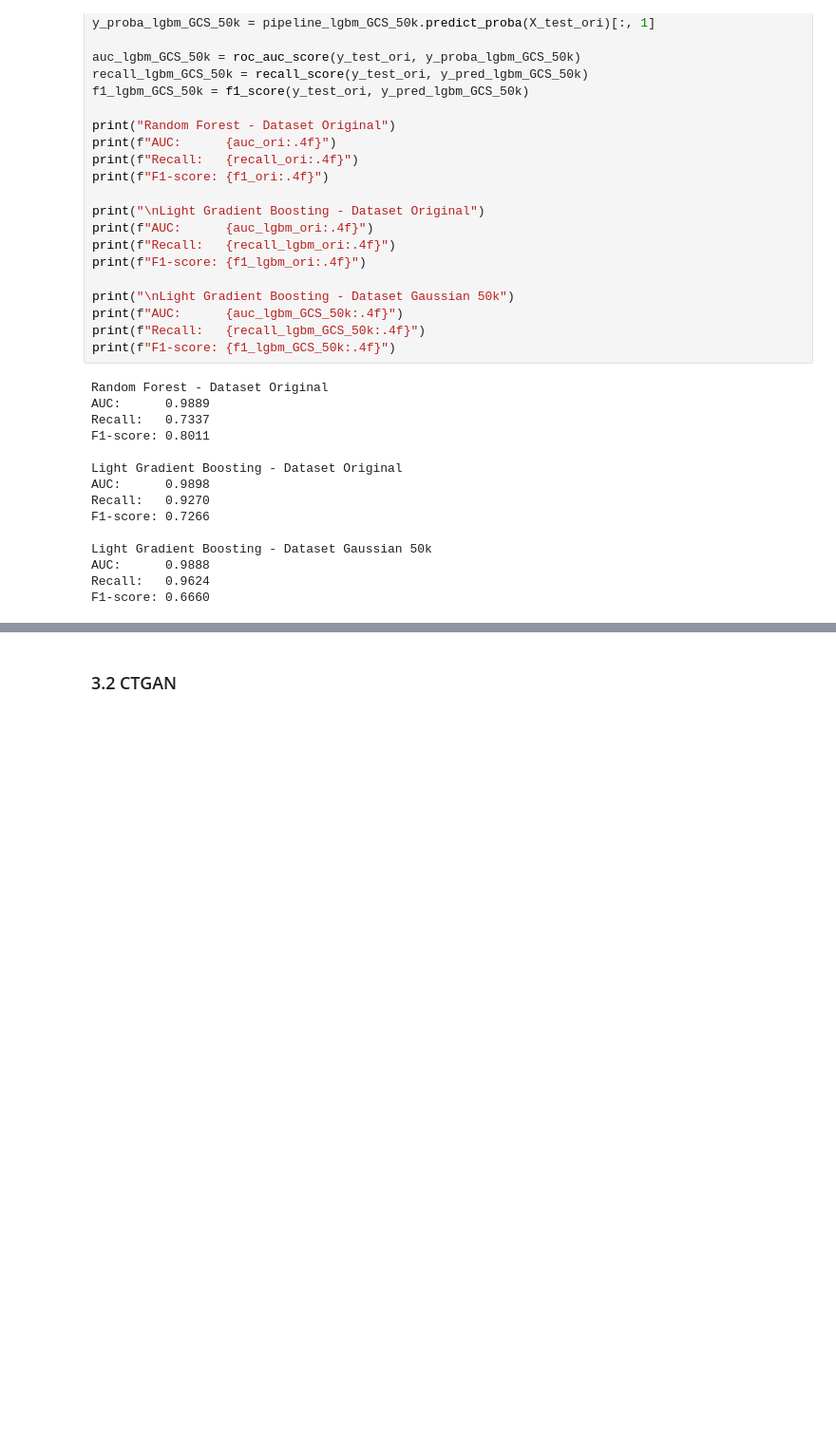
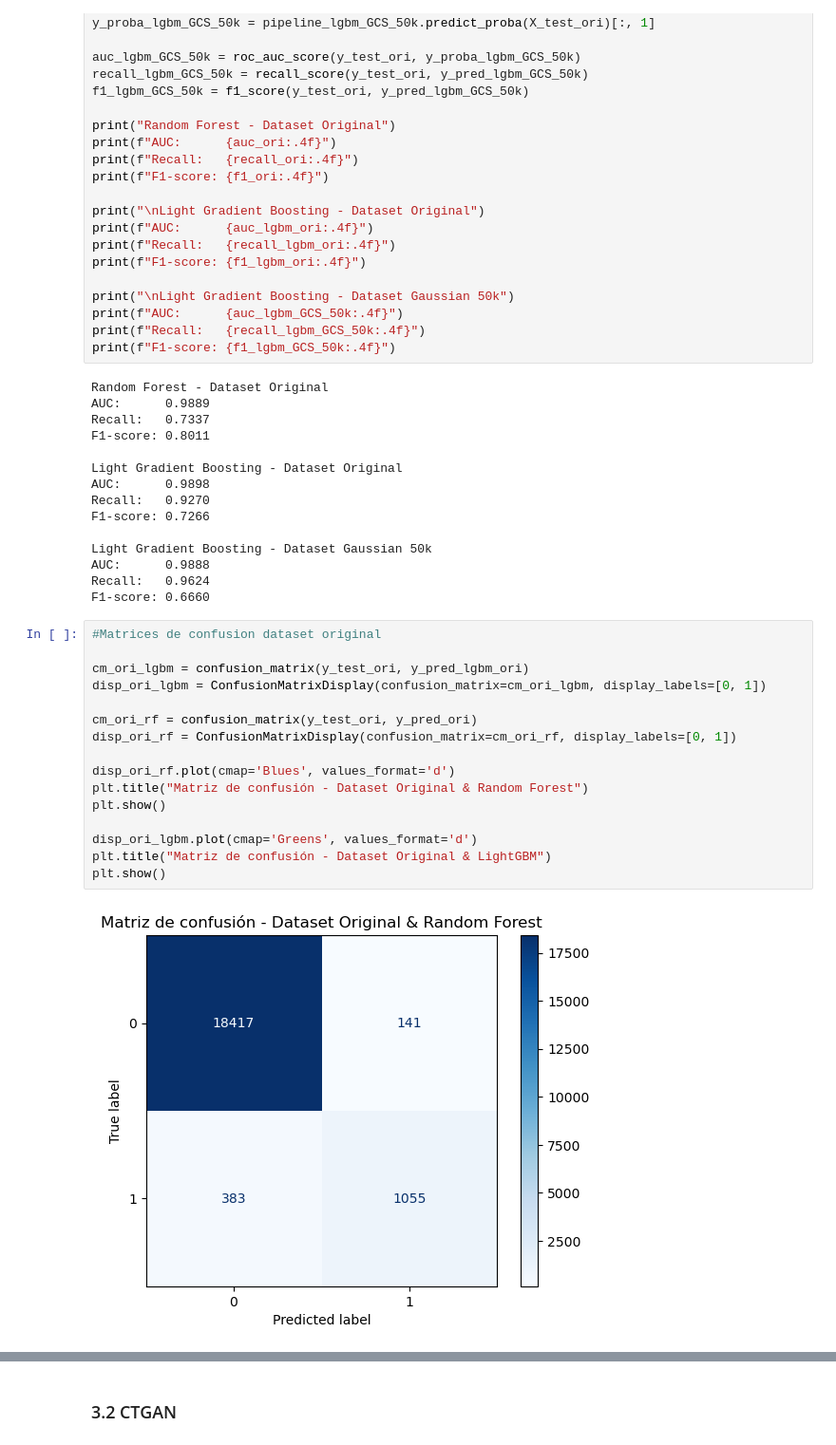
Before and after one commit to UOCACM/deteccion_fraude, a Jupyter notebook: TFM acaballeroman.ipynb, the cells around one changed output, grey strips where cells are left out. Shown at 95% size. Saved outputs shown, nothing was run; the diff lists cells and outputs as text; blank space fills up the shorter version.

```diff
--- a/TFM acaballeroman.ipynb
+++ b/TFM acaballeroman.ipynb
@@ -637,3 +637,21 @@ Light Gradient Boosting - Dataset Gaussian 50k
 AUC:      0.9888
 Recall:   0.9624
 F1-score: 0.6660
+# %%
+#Matrices de confusion dataset original
+
+cm_ori_lgbm = confusion_matrix(y_test_ori, y_pred_lgbm_ori)
+disp_ori_lgbm = ConfusionMatrixDisplay(confusion_matrix=cm_ori_lgbm, display_labels=[0, 1])
+
+cm_ori_rf = confusion_matrix(y_test_ori, y_pred_ori)
+disp_ori_rf = ConfusionMatrixDisplay(confusion_matrix=cm_ori_rf, display_labels=[0, 1])
+
+disp_ori_rf.plot(cmap='Blues', values_format='d')
+plt.title("Matriz de confusión - Dataset Original & Random Forest")
+plt.show()
+
+disp_ori_lgbm.plot(cmap='Greens', values_format='d')
+plt.title("Matriz de confusión - Dataset Original & LightGBM")
+plt.show()
+# %% [output]
+[figure, added]
```
Also changed, not shown: parts of 22 cells of this notebook.
